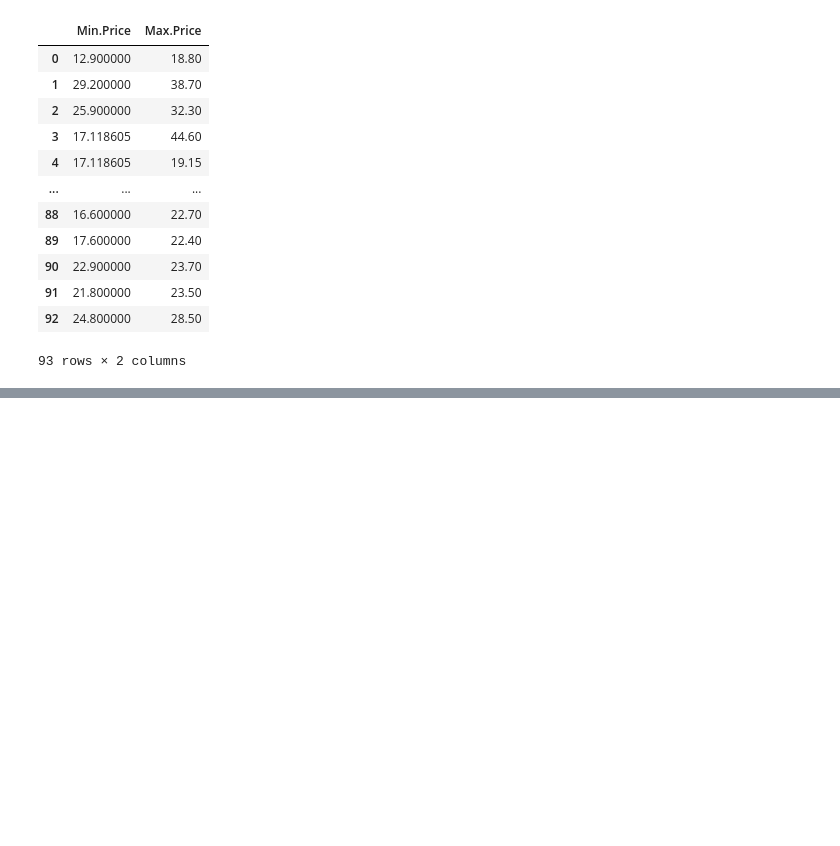
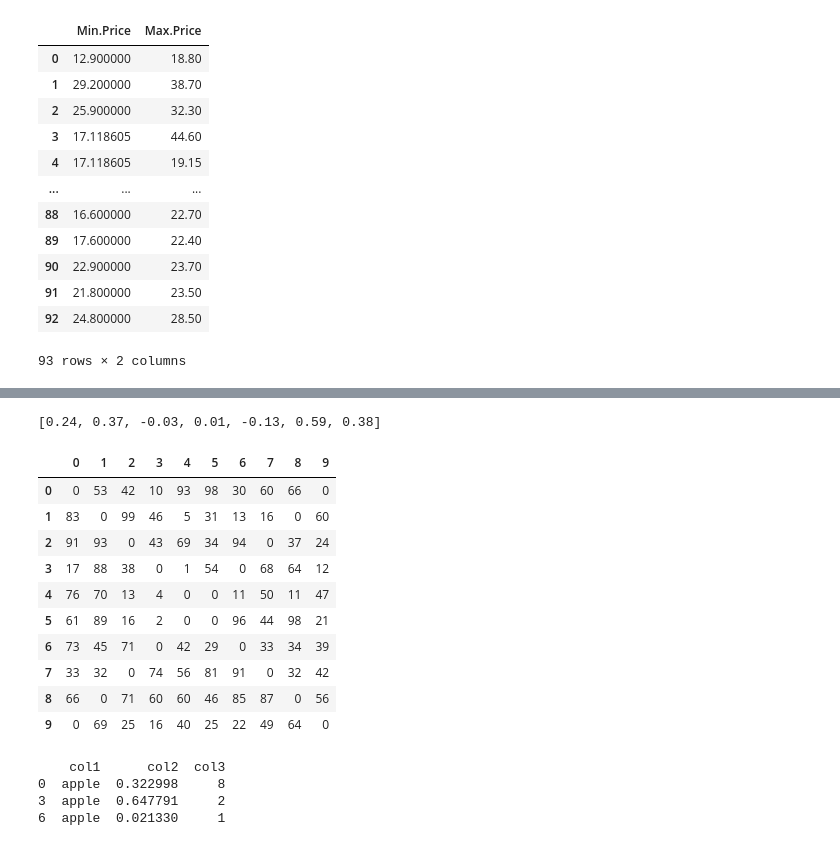
Before and after one commit to xanasa14/DataScienceSheetCheats, a Jupyter notebook: SheetcheatPD.ipynb, the cells around one changed output, grey strips where cells are left out. Drawn from its saved outputs; the diff is of its cells as text; code cells hidden in the pictures; blank space fills up the shorter version.

```diff
--- a/SheetcheatPD.ipynb
+++ b/SheetcheatPD.ipynb
@@ -800,0 +1120,26 @@ df[['Min.Price', 'Max.Price']]
+# %%
+#60. How to create a new column that contains the row number of nearest column by euclidean distance?
+df = pd.DataFrame(np.random.randint(1,100, 40).reshape(10, -1), columns=list('pqrs'), index=list('abcdefghij'))
+
+# Solution
+import numpy as np
+
+# init outputs
+nearest_rows = []
+nearest_distance = []
+
+# iterate rows.
+for i, row in df.iterrows():
+    curr = row
+    rest = df.drop(i)
+    e_dists = {}  # init dict to store euclidean dists for current row.
+    # iterate rest of rows for current row
+    for j, contestant in rest.iterrows():
+        # compute euclidean dist and update e_dists
+        e_dists.update({j: round(np.linalg.norm(curr.values - contestant.values))})
+    # update nearest row to current row and the distance value
+    nearest_rows.append(max(e_dists, key=e_dists.get))
+    nearest_distance.append(max(e_dists.values()))
+
+df['nearest_row'] = nearest_rows
+df['dist'] = nearest_distance
@@ -800,0 +1220,51 @@ df[['Min.Price', 'Max.Price']]
+# %%
+#65. How to compute the correlation of each row with the suceeding row?
+# Input
+df = pd.DataFrame(np.random.randint(1,100, 80).reshape(8, -1))
+
+# Solution
+[df.iloc[i].corr(df.iloc[i+1]).round(2) for i in range(df.shape[0])[:-1]]
+# %% [output]
+[0.24, 0.37, -0.03, 0.01, -0.13, 0.59, 0.38]
+# %%
+#66. How to replace both the diagonals of dataframe with 0?
+# Input
+df = pd.DataFrame(np.random.randint(1,100, 100).reshape(10, -1))
+# Solution
+for i in range(df.shape[0]):
+    df.iat[i, i] = 0
+    df.iat[df.shape[0]-i-1, i] = 0
+df
+# %% [output]
+|  | 0 | 1 | 2 | 3 | 4 | 5 | 6 | 7 | 8 | 9 |
+| 0 | 0 | 53 | 42 | 10 | 93 | 98 | 30 | 60 | 66 | 0 |
+| 1 | 83 | 0 | 99 | 46 | 5 | 31 | 13 | 16 | 0 | 60 |
+| 2 | 91 | 93 | 0 | 43 | 69 | 34 | 94 | 0 | 37 | 24 |
+| 3 | 17 | 88 | 38 | 0 | 1 | 54 | 0 | 68 | 64 | 12 |
+| 4 | 76 | 70 | 13 | 4 | 0 | 0 | 11 | 50 | 11 | 47 |
+| 5 | 61 | 89 | 16 | 2 | 0 | 0 | 96 | 44 | 98 | 21 |
+| 6 | 73 | 45 | 71 | 0 | 42 | 29 | 0 | 33 | 34 | 39 |
+| 7 | 33 | 32 | 0 | 74 | 56 | 81 | 91 | 0 | 32 | 42 |
+| 8 | 66 | 0 | 71 | 60 | 60 | 46 | 85 | 87 | 0 | 56 |
+| 9 | 0 | 69 | 25 | 16 | 40 | 25 | 22 | 49 | 64 | 0 |
+# %%
+#67. How to get the particular group of a groupby dataframe by key?
+# Input
+df = pd.DataFrame({'col1': ['apple', 'banana', 'orange'] * 3,
+                   'col2': np.random.rand(9),
+                   'col3': np.random.randint(0, 15, 9)})
+
+df_grouped = df.groupby(['col1'])
+
+# Solution 1
+df_grouped.get_group('apple')
+
+# Solution 2
+for i, dff in df_grouped:
+    if i == 'apple':
+        print(dff)
+# %% [output]
+    col1      col2  col3
+0  apple  0.322998     8
+3  apple  0.647791     2
+6  apple  0.021330     1
```
Also changed, not shown: parts of 29 cells of this notebook.
